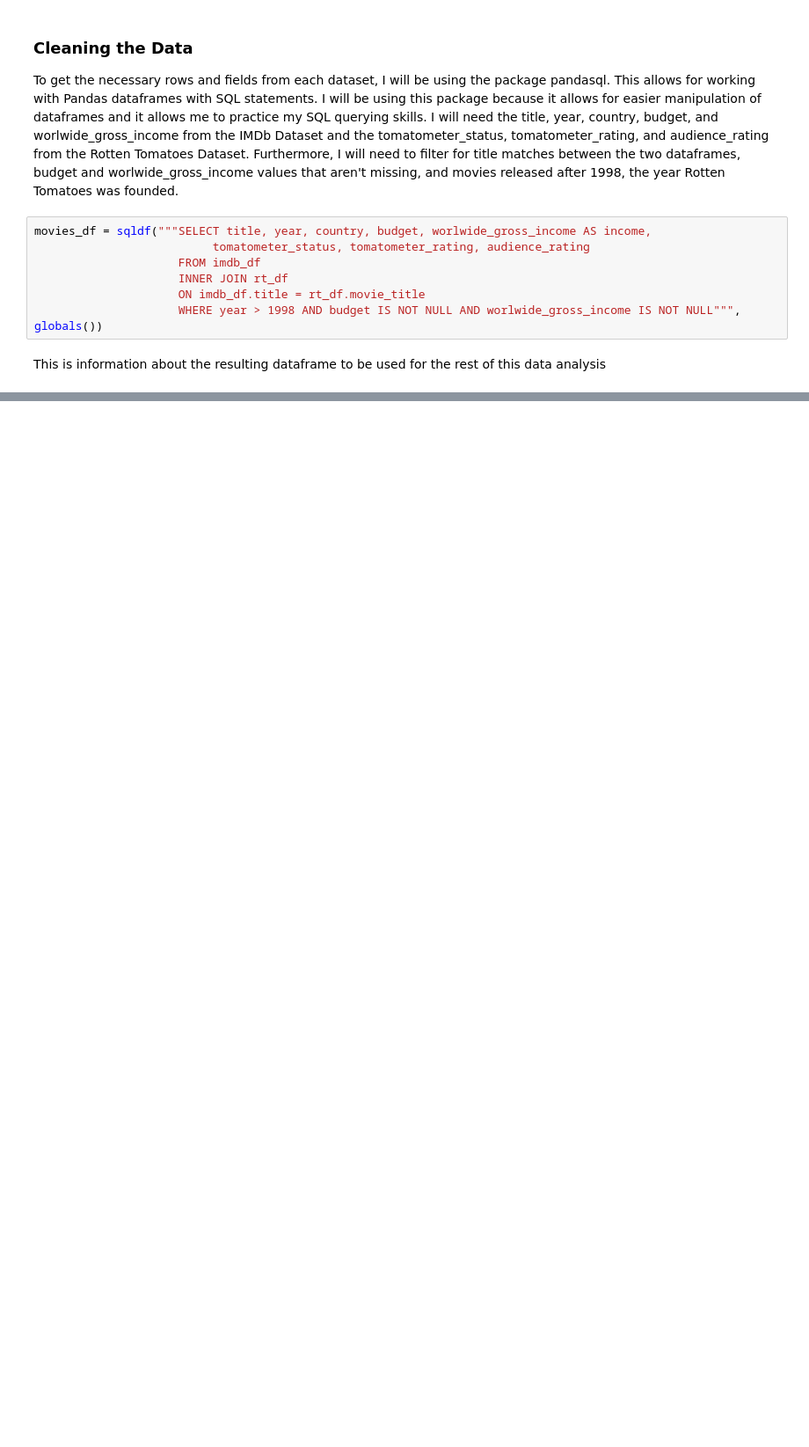
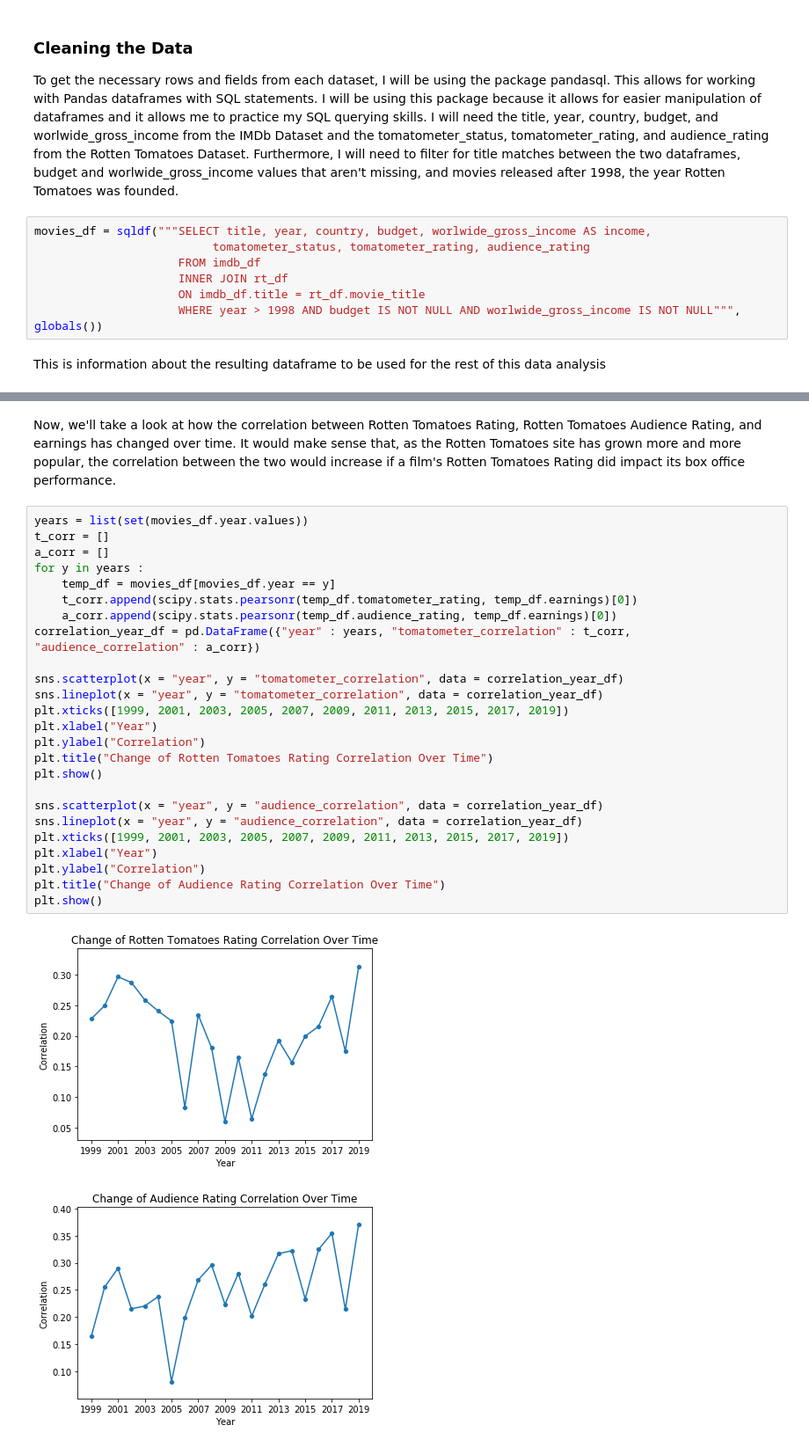
Before and after one commit to brndnzh/Rotten_Tomatoes_Effect, a Jupyter notebook: Rotten_Tomatoes_Effect_Script.ipynb, the cells around one changed output, grey strips where cells are left out. Shown at 88% size. Drawn from its saved outputs; the diff is of its cells as text; blank space fills up the shorter version.

```diff
--- a/Rotten_Tomatoes_Effect_Script.ipynb
+++ b/Rotten_Tomatoes_Effect_Script.ipynb
@@ -92,0 +286,30 @@ dtype: object
+# %% [markdown]
+Now, we'll take a look at how the correlation between Rotten Tomatoes Rating, Rotten Tomatoes Audience Rating, and earnings has changed over time. It would make sense that, as the Rotten Tomatoes site has grown more and more popular, the correlation between the two would increase if a film's Rotten Tomatoes Rating did impact its box office performance.
+# %%
+years = list(set(movies_df.year.values))
+t_corr = []
+a_corr = []
+for y in years :
+    temp_df = movies_df[movies_df.year == y]
+    t_corr.append(scipy.stats.pearsonr(temp_df.tomatometer_rating, temp_df.earnings)[0])
+    a_corr.append(scipy.stats.pearsonr(temp_df.audience_rating, temp_df.earnings)[0])
+correlation_year_df = pd.DataFrame({"year" : years, "tomatometer_correlation" : t_corr, "audience_correlation" : a_corr})
+
+sns.scatterplot(x = "year", y = "tomatometer_correlation", data = correlation_year_df)
+sns.lineplot(x = "year", y = "tomatometer_correlation", data = correlation_year_df)
+plt.xticks([1999, 2001, 2003, 2005, 2007, 2009, 2011, 2013, 2015, 2017, 2019])
+plt.xlabel("Year")
+plt.ylabel("Correlation")
+plt.title("Change of Rotten Tomatoes Rating Correlation Over Time")
+plt.show()
+
+sns.scatterplot(x = "year", y = "audience_correlation", data = correlation_year_df)
+sns.lineplot(x = "year", y = "audience_correlation", data = correlation_year_df)
+plt.xticks([1999, 2001, 2003, 2005, 2007, 2009, 2011, 2013, 2015, 2017, 2019])
+plt.xlabel("Year")
+plt.ylabel("Correlation")
+plt.title("Change of Audience Rating Correlation Over Time")
+plt.show()
+# %% [output]
+[figure, added]
+[figure, added]
```
Also changed, not shown: parts of 19 cells of this notebook.
